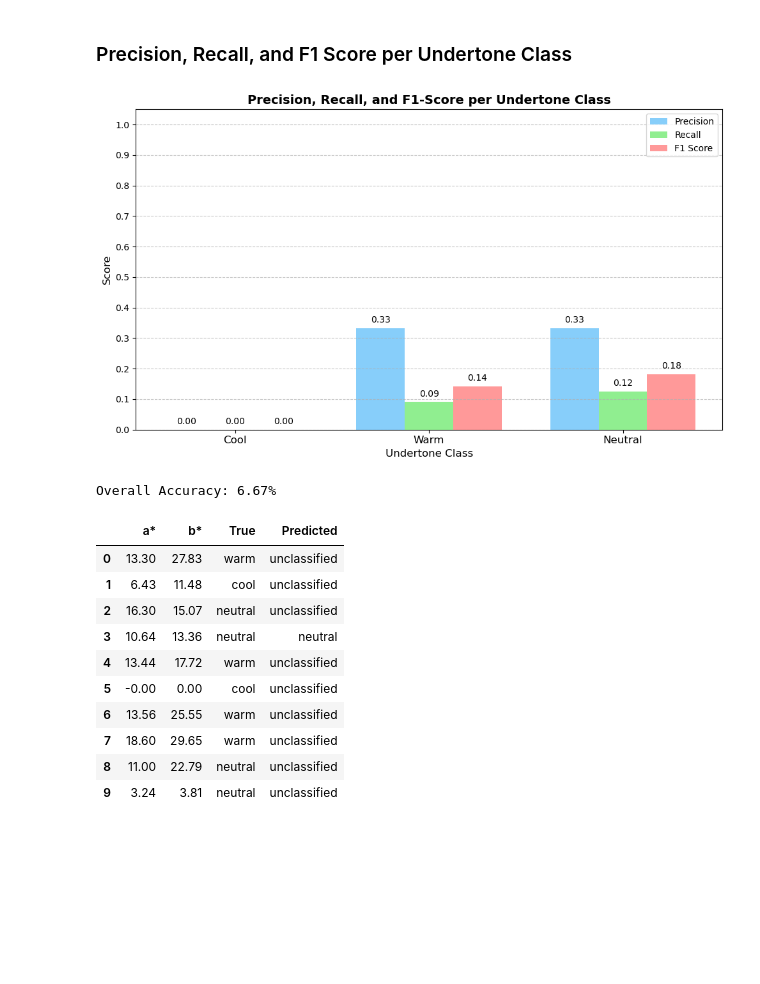
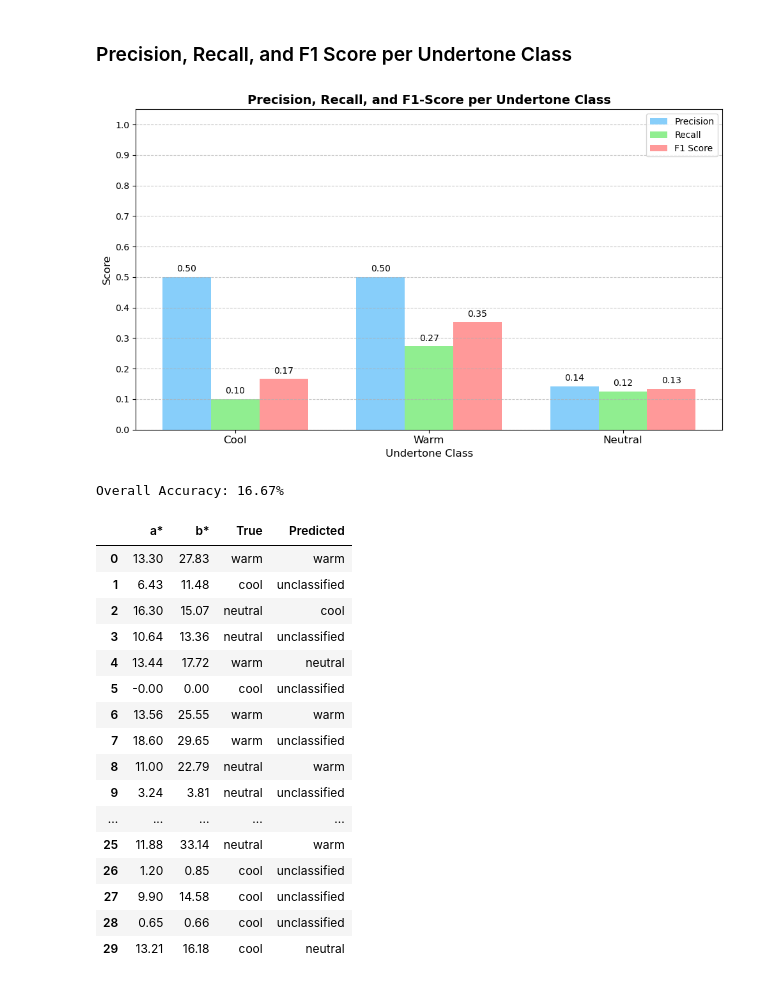
Before and after one commit to Marian843/undertone-experiment, a Jupyter notebook: experiment.ipynb, the cells around one changed output. Drawn from its saved outputs; the diff is of its cells as text; code cells hidden in the pictures; blank space fills up the shorter version.

```diff
--- a/experiment.ipynb
+++ b/experiment.ipynb
@@ -130,16 +131,17 @@ for index, row in labels_df.iterrows():
     _, a, b = lab[0, 0]
 
     # Rule-based logic
-    if a > 15 and b < 10:
+    if a > 15 and b < 20:
         pred = "cool"
-    elif b > 15 and a < 10:
+    elif b > 20 and a < 15:
         pred = "warm"
-    elif 10 <= a <= 15 and 10 <= b <= 15:
+    elif 10 <= a <= 20 and 15 <= b <= 25:
         pred = "neutral"
     else:
         pred = "unclassified"
 
 
+
     actuals.append(true_label)
     predictions.append(pred)
     lab_points.append((a, b, true_label, pred))
@@ -215,27 +217,33 @@ plt.show()
 
 print("\nOverall Accuracy:", f"{accuracy * 100:.2f}%")
 # %% [output]
-[figure, old version]
+[figure, new version]
-Overall Accuracy: 6.67%
+Overall Accuracy: 16.67%
 # %%
 
 # Table: CIELAB a*, b*, True Label, Predicted Label
 summary_df = pd.DataFrame(lab_points, columns=["a*", "b*", "True", "Predicted"])
 summary_df["a*"] = summary_df["a*"].round(2)
 summary_df["b*"] = summary_df["b*"].round(2)
-summary_df.head(10)  # Show first 10 rows as sample
+summary_df.head(30)  # Show all data
 # %% [output]
 |  | a* | b* | True | Predicted |
-| 0 | 13.30 | 27.83 | warm | unclassified |
+| 0 | 13.30 | 27.83 | warm | warm |
 | 1 | 6.43 | 11.48 | cool | unclassified |
-| 2 | 16.30 | 15.07 | neutral | unclassified |
-| 3 | 10.64 | 13.36 | neutral | neutral |
-| 4 | 13.44 | 17.72 | warm | unclassified |
+| 2 | 16.30 | 15.07 | neutral | cool |
+| 3 | 10.64 | 13.36 | neutral | unclassified |
+| 4 | 13.44 | 17.72 | warm | neutral |
 | 5 | -0.00 | 0.00 | cool | unclassified |
-| 6 | 13.56 | 25.55 | warm | unclassified |
+| 6 | 13.56 | 25.55 | warm | warm |
 | 7 | 18.60 | 29.65 | warm | unclassified |
-| 8 | 11.00 | 22.79 | neutral | unclassified |
+| 8 | 11.00 | 22.79 | neutral | warm |
 | 9 | 3.24 | 3.81 | neutral | unclassified |
+| ... | ... | ... | ... | ... |
+| 25 | 11.88 | 33.14 | neutral | warm |
+| 26 | 1.20 | 0.85 | cool | unclassified |
+| 27 | 9.90 | 14.58 | cool | unclassified |
+| 28 | 0.65 | 0.66 | cool | unclassified |
+| 29 | 13.21 | 16.18 | cool | neutral |
 # %% [markdown]
 ### Final Conclusion
 
```
Also changed, not shown: parts of 3 cells of this notebook, 1 other file.
